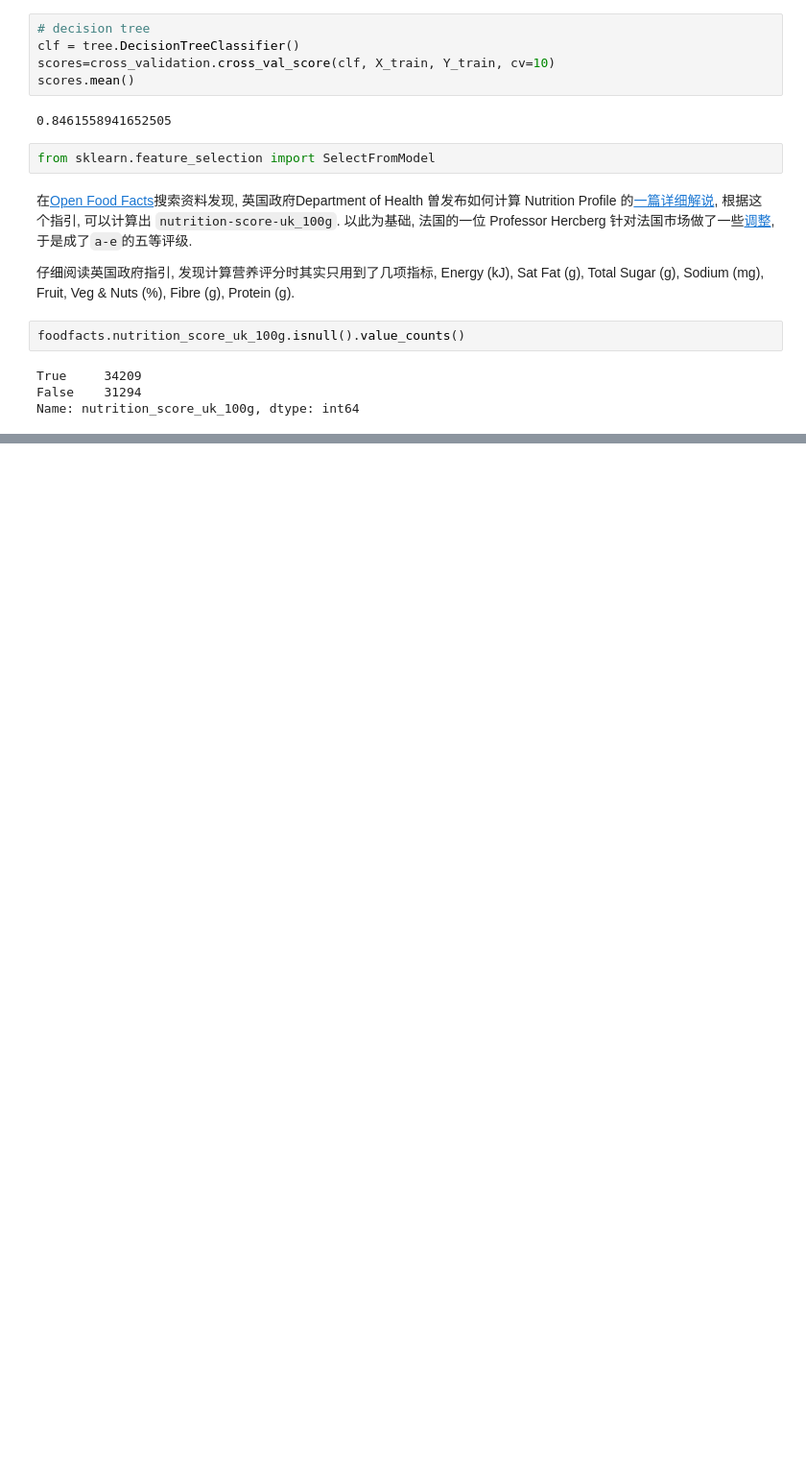
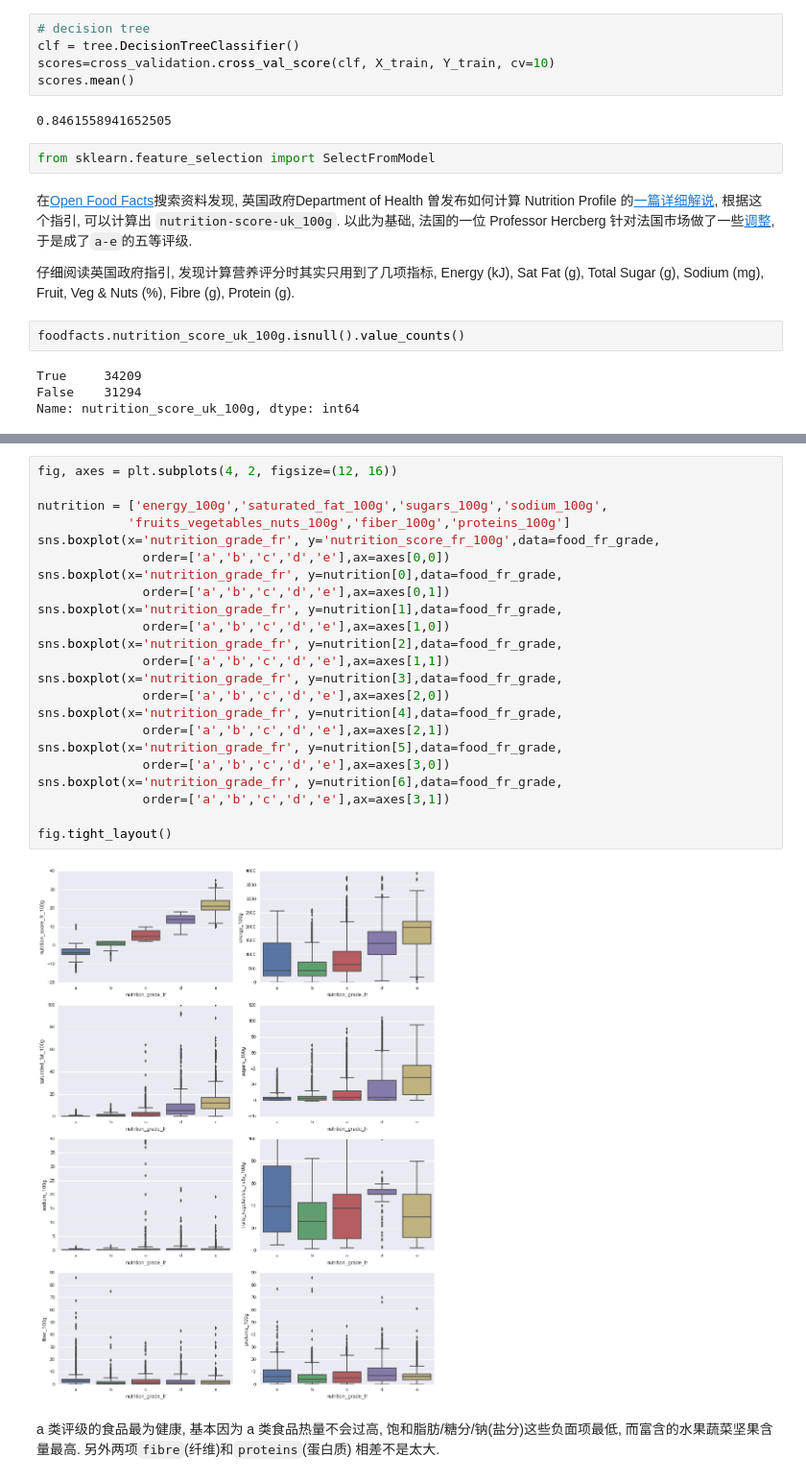
Before and after one commit to bambooom/Data-Science-Practice, a Jupyter notebook: notebook/What-to-Eat.ipynb, the cells around one changed output, grey strips where cells are left out. Shown at 96% size. Drawn from its saved outputs; the diff is of its cells as text; blank space fills up the shorter version.

```diff
--- a/notebook/What-to-Eat.ipynb
+++ b/notebook/What-to-Eat.ipynb
@@ -240,0 +246,27 @@ Name: nutrition_score_uk_100g, dtype: int64
+# %%
+fig, axes = plt.subplots(4, 2, figsize=(12, 16))
+
+nutrition = ['energy_100g','saturated_fat_100g','sugars_100g','sodium_100g',
+            'fruits_vegetables_nuts_100g','fiber_100g','proteins_100g']
+sns.boxplot(x='nutrition_grade_fr', y='nutrition_score_fr_100g',data=food_fr_grade,
+              order=['a','b','c','d','e'],ax=axes[0,0])
+sns.boxplot(x='nutrition_grade_fr', y=nutrition[0],data=food_fr_grade,
+              order=['a','b','c','d','e'],ax=axes[0,1])
+sns.boxplot(x='nutrition_grade_fr', y=nutrition[1],data=food_fr_grade,
+              order=['a','b','c','d','e'],ax=axes[1,0])
+sns.boxplot(x='nutrition_grade_fr', y=nutrition[2],data=food_fr_grade,
+              order=['a','b','c','d','e'],ax=axes[1,1])
+sns.boxplot(x='nutrition_grade_fr', y=nutrition[3],data=food_fr_grade,
+              order=['a','b','c','d','e'],ax=axes[2,0])
+sns.boxplot(x='nutrition_grade_fr', y=nutrition[4],data=food_fr_grade,
+              order=['a','b','c','d','e'],ax=axes[2,1])
+sns.boxplot(x='nutrition_grade_fr', y=nutrition[5],data=food_fr_grade,
+              order=['a','b','c','d','e'],ax=axes[3,0])
+sns.boxplot(x='nutrition_grade_fr', y=nutrition[6],data=food_fr_grade,
+              order=['a','b','c','d','e'],ax=axes[3,1])
+
+fig.tight_layout()
+# %% [output]
+[figure, added]
+# %% [markdown]
+ a 类评级的食品最为健康, 基本因为 a 类食品热量不会过高, 饱和脂肪/糖分/钠(盐分)这些负面项最低, 而富含的水果蔬菜坚果含量最高. 另外两项`fibre`(纤维)和`proteins`(蛋白质) 相差不是太大.
```
Also changed, not shown: parts of 1 cell of this notebook.
